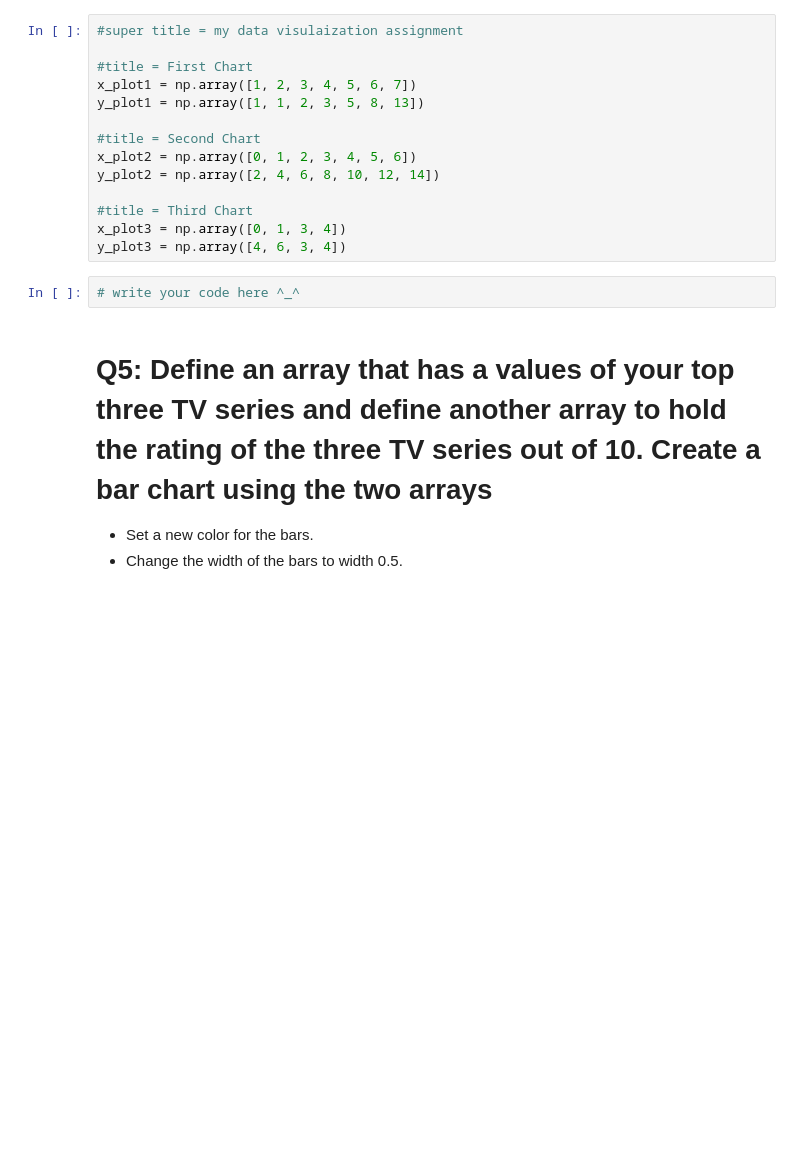
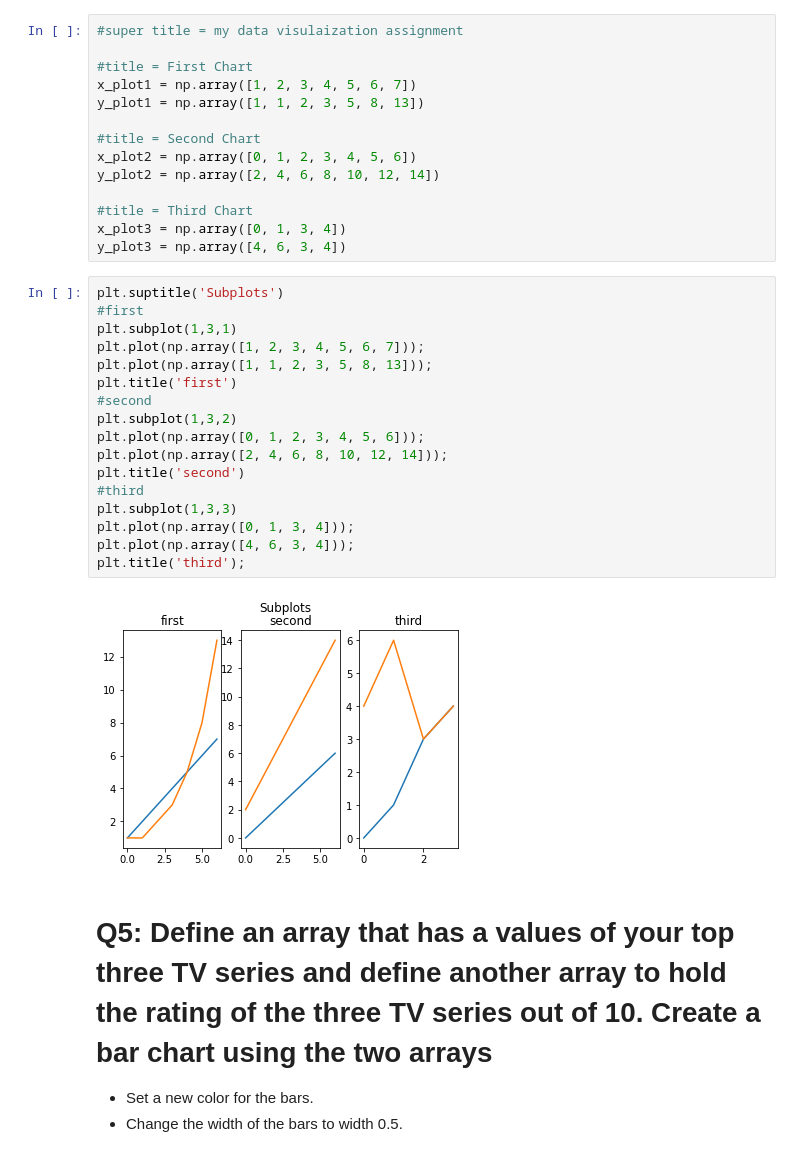
Before and after one commit to Tuwaiq-Data-Science-Bootcamp/Day8-Lab2-Matplotlib, a Jupyter notebook: Day#8_Matplotlib_Assignment2.ipynb, the cells around one changed output. Drawn from its saved outputs; the diff is of its cells as text; blank space fills up the shorter version.

```diff
--- a/Day#8_Matplotlib_Assignment2.ipynb
+++ b/Day#8_Matplotlib_Assignment2.ipynb
@@ -46,7 +52,24 @@ y_plot2 = np.array([2, 4, 6, 8, 10, 12, 14])
 x_plot3 = np.array([0, 1, 3, 4])
 y_plot3 = np.array([4, 6, 3, 4])
 # %%
-# write your code here ^_^
+plt.suptitle('Subplots')
+#first
+plt.subplot(1,3,1)
+plt.plot(np.array([1, 2, 3, 4, 5, 6, 7]));
+plt.plot(np.array([1, 1, 2, 3, 5, 8, 13]));
+plt.title('first')
+#second
+plt.subplot(1,3,2)
+plt.plot(np.array([0, 1, 2, 3, 4, 5, 6]));
+plt.plot(np.array([2, 4, 6, 8, 10, 12, 14]));
+plt.title('second')
+#third
+plt.subplot(1,3,3)
+plt.plot(np.array([0, 1, 3, 4]));
+plt.plot(np.array([4, 6, 3, 4]));
+plt.title('third');
+# %% [output]
+[figure, added]
 # %% [markdown]
 # Q5: Define an array that has a values of your top three TV series and define another array to hold the rating of the three TV series out of 10. Create a bar chart using the two arrays
 - Set a new color for the bars.
```
Also changed, not shown: parts of 7 cells of this notebook.
